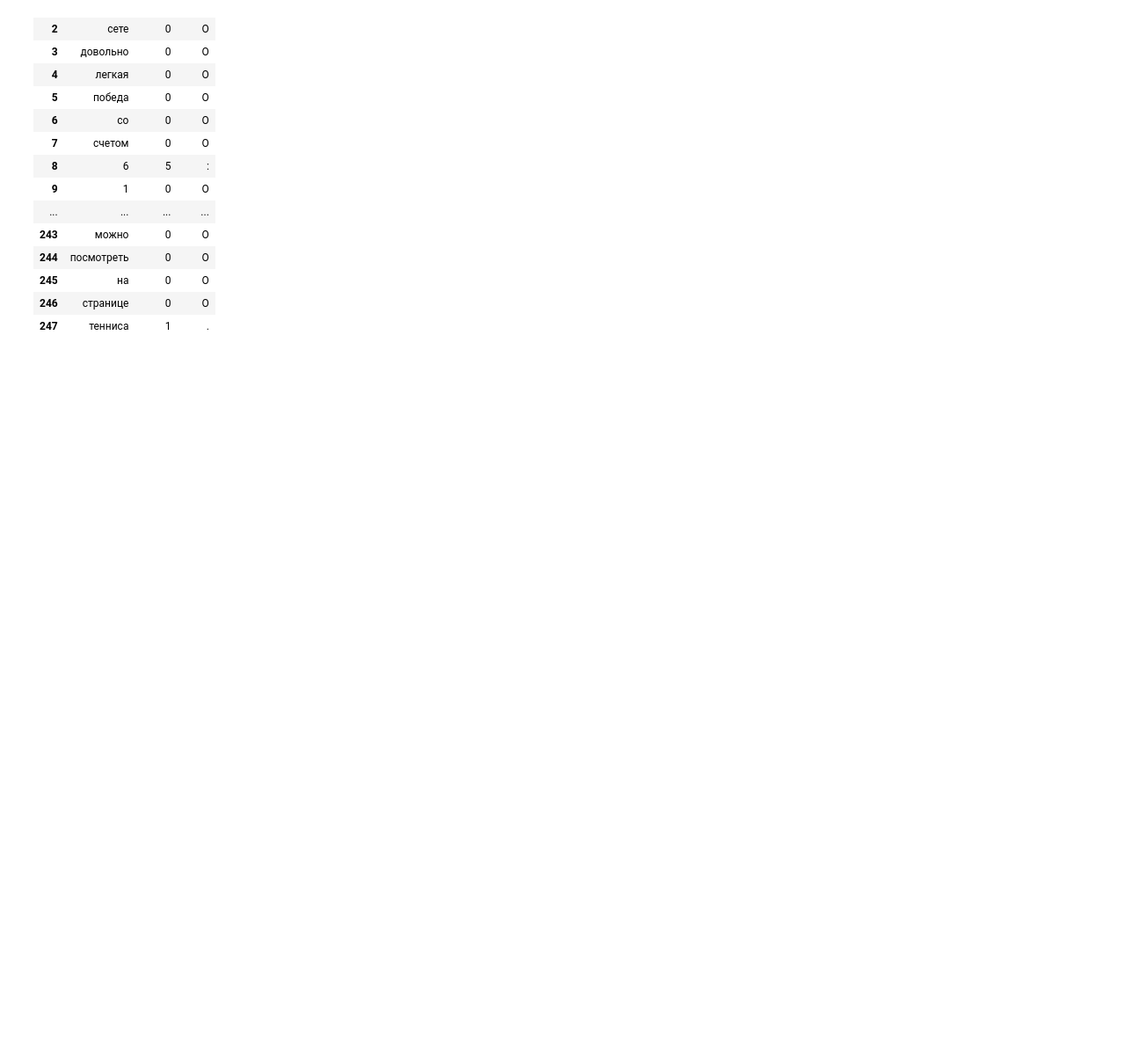
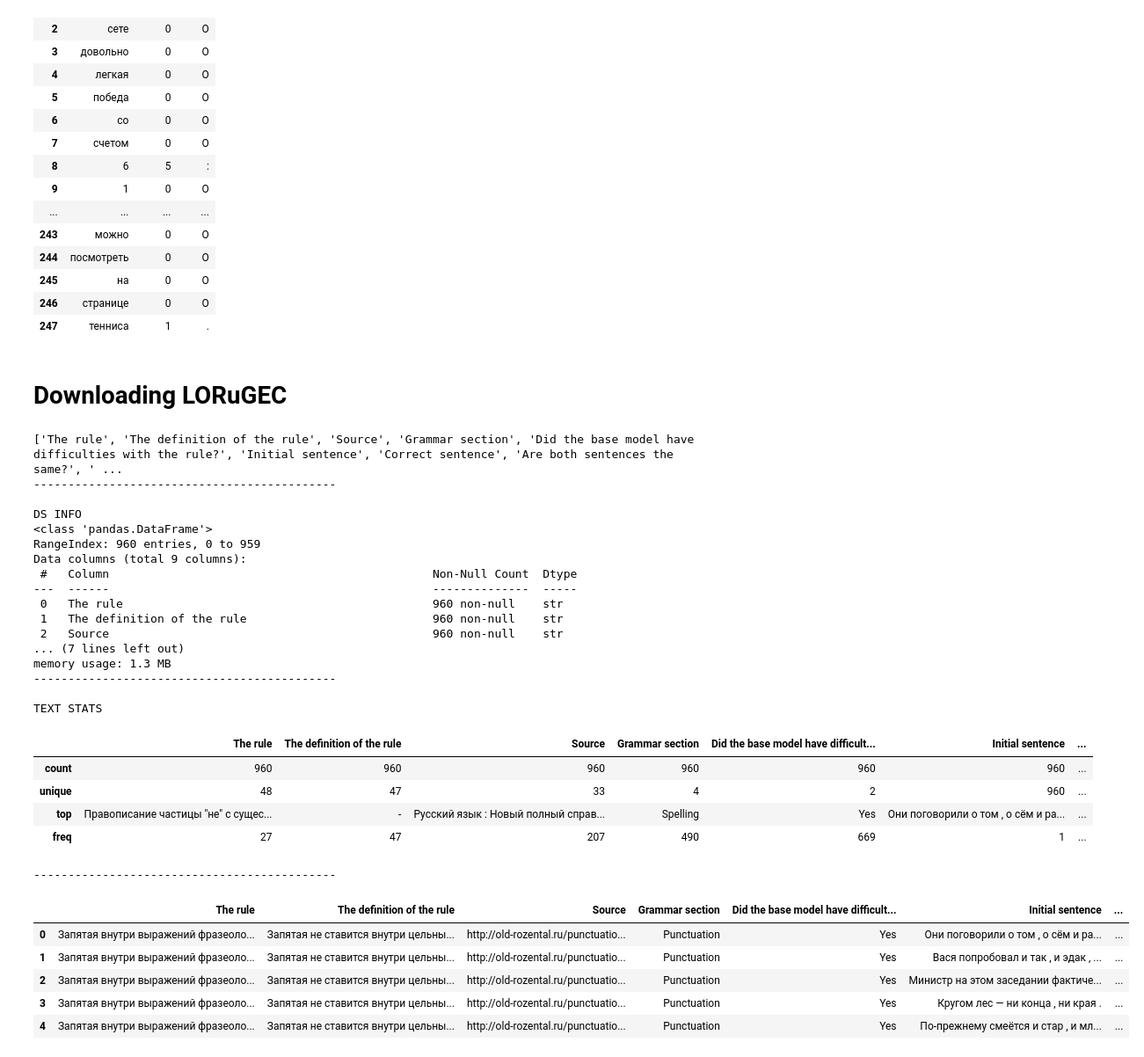
Before and after one commit to Valerik-Bogd/restore_punct, a Jupyter notebook: Diploma_classes_0.ipynb, the cells around one changed output. Shown at 88% size. Drawn from its saved outputs; the diff is of its cells as text; code cells hidden in the pictures; blank space fills up the shorter version.

```diff
--- a/Diploma_classes_0.ipynb
+++ b/Diploma_classes_0.ipynb
@@ -923,3 +924,60 @@ audit_multiple_examples(raw_datasets['train'], [0, 1, 2, 100], ID_TO_LABEL)
 | 245 | на | 0 | O |
 | 246 | странице | 0 | O |
 | 247 | тенниса | 1 | . |
+# %% [markdown]
+# Downloading LORuGEC
+# %%
+import pandas as pd
+import requests
+import io
+import os
+from sklearn.model_selection import train_test_split
+
+lorugec_url = "https://raw.githubusercontent.com/ReginaNasyrova/LORuGEC/main/LORuGEC.xlsx"
+response = requests.get(lorugec_url)
+
+df_lorugec = pd.read_excel(io.BytesIO(response.content), engine='openpyxl')
+
+
+print(df_lorugec.columns.tolist())
+print("--------------------------------------------\n")
+
+print("DS INFO")
+df_lorugec.info()
+print("--------------------------------------------\n")
+
+print("TEXT STATS")
+display(df.describe(include='all'))
+print("--------------------------------------------\n")
+
+display(df.head())
+# %% [output]
+['The rule', 'The definition of the rule', 'Source', 'Grammar section', 'Did the base model have difficulties with the rule?', 'Initial sentence', 'Correct sentence', 'Are both sentences the same?', ' ...
+--------------------------------------------
+
+DS INFO
+<class 'pandas.DataFrame'>
+RangeIndex: 960 entries, 0 to 959
+Data columns (total 9 columns):
+ #   Column                                               Non-Null Count  Dtype
+---  ------                                               --------------  -----
+ 0   The rule                                             960 non-null    str
+ 1   The definition of the rule                           960 non-null    str
+ 2   Source                                               960 non-null    str
+... (7 lines left out)
+memory usage: 1.3 MB
+--------------------------------------------
+
+TEXT STATS
+|  | The rule | The definition of the rule | Source | Grammar section | Did the base model have difficult... | Initial sentence | ... |
+| count | 960 | 960 | 960 | 960 | 960 | 960 | ... |
+| unique | 48 | 47 | 33 | 4 | 2 | 960 | ... |
+| top | Правописание частицы "не" с сущес... | - | Русский язык : Новый полный справ... | Spelling | Yes | Они поговорили о том , о сём и ра... | ... |
+| freq | 27 | 47 | 207 | 490 | 669 | 1 | ... |
+--------------------------------------------
+|  | The rule | The definition of the rule | Source | Grammar section | Did the base model have difficult... | Initial sentence | ... |
+| 0 | Запятая внутри выражений фразеоло... | Запятая не ставится внутри цельны... | http://old-rozental.ru/punctuatio... | Punctuation | Yes | Они поговорили о том , о сём и ра... | ... |
+| 1 | Запятая внутри выражений фразеоло... | Запятая не ставится внутри цельны... | http://old-rozental.ru/punctuatio... | Punctuation | Yes | Вася попробовал и так , и эдак , ... | ... |
+| 2 | Запятая внутри выражений фразеоло... | Запятая не ставится внутри цельны... | http://old-rozental.ru/punctuatio... | Punctuation | Yes | Министр на этом заседании фактиче... | ... |
+| 3 | Запятая внутри выражений фразеоло... | Запятая не ставится внутри цельны... | http://old-rozental.ru/punctuatio... | Punctuation | Yes | Кругом лес — ни конца , ни края . | ... |
+| 4 | Запятая внутри выражений фразеоло... | Запятая не ставится внутри цельны... | http://old-rozental.ru/punctuatio... | Punctuation | Yes | По-прежнему смеётся и стар , и мл... | ... |
```
Also changed, not shown: parts of 2 cells of this notebook, 2 other files.
